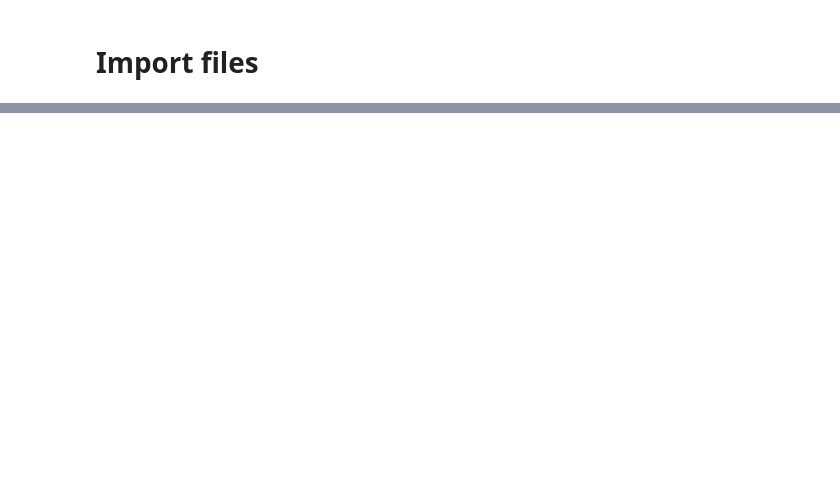
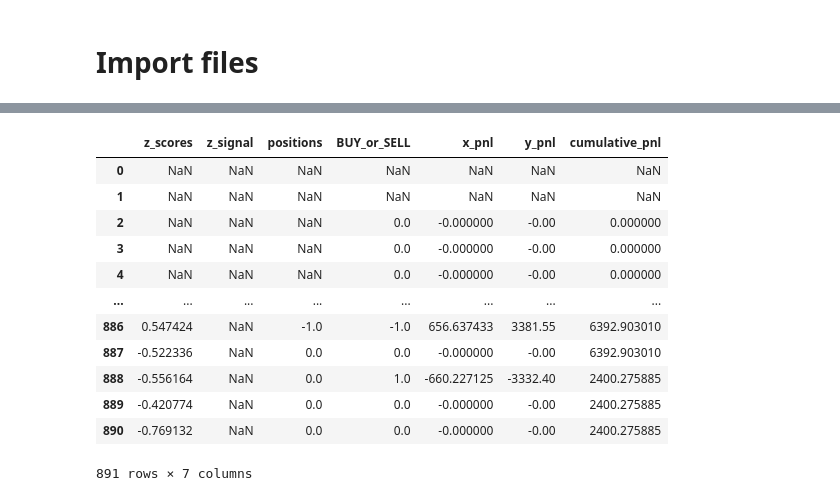
Before and after one commit to saltedpotato/qf635-microstructure-project, a Jupyter notebook: test_strats.ipynb, the cells around one changed output, grey strips where cells are left out. Drawn from its saved outputs; the diff is of its cells as text; code cells hidden in the pictures; blank space fills up the shorter version.

```diff
--- a/test_strats.ipynb
+++ b/test_strats.ipynb
@@ -42,0 +130,16 @@ coint_pairs = get_coint_pairs(tickers)
+# %%
+model.computePnL(df)
+# %% [output]
+|  | z_scores | z_signal | positions | BUY_or_SELL | x_pnl | y_pnl | cumulative_pnl |
+| 0 | NaN | NaN | NaN | NaN | NaN | NaN | NaN |
+| 1 | NaN | NaN | NaN | NaN | NaN | NaN | NaN |
+| 2 | NaN | NaN | NaN | 0.0 | -0.000000 | -0.00 | 0.000000 |
+| 3 | NaN | NaN | NaN | 0.0 | -0.000000 | -0.00 | 0.000000 |
+| 4 | NaN | NaN | NaN | 0.0 | -0.000000 | -0.00 | 0.000000 |
+| ... | ... | ... | ... | ... | ... | ... | ... |
+| 886 | 0.547424 | NaN | -1.0 | -1.0 | 656.637433 | 3381.55 | 6392.903010 |
+| 887 | -0.522336 | NaN | 0.0 | 0.0 | -0.000000 | -0.00 | 6392.903010 |
+| 888 | -0.556164 | NaN | 0.0 | 1.0 | -660.227125 | -3332.40 | 2400.275885 |
+| 889 | -0.420774 | NaN | 0.0 | 0.0 | -0.000000 | -0.00 | 2400.275885 |
+| 890 | -0.769132 | NaN | 0.0 | 0.0 | -0.000000 | -0.00 | 2400.275885 |
+891 rows × 7 columns
```
Also changed, not shown: parts of 10 cells of this notebook, 3 other files.
